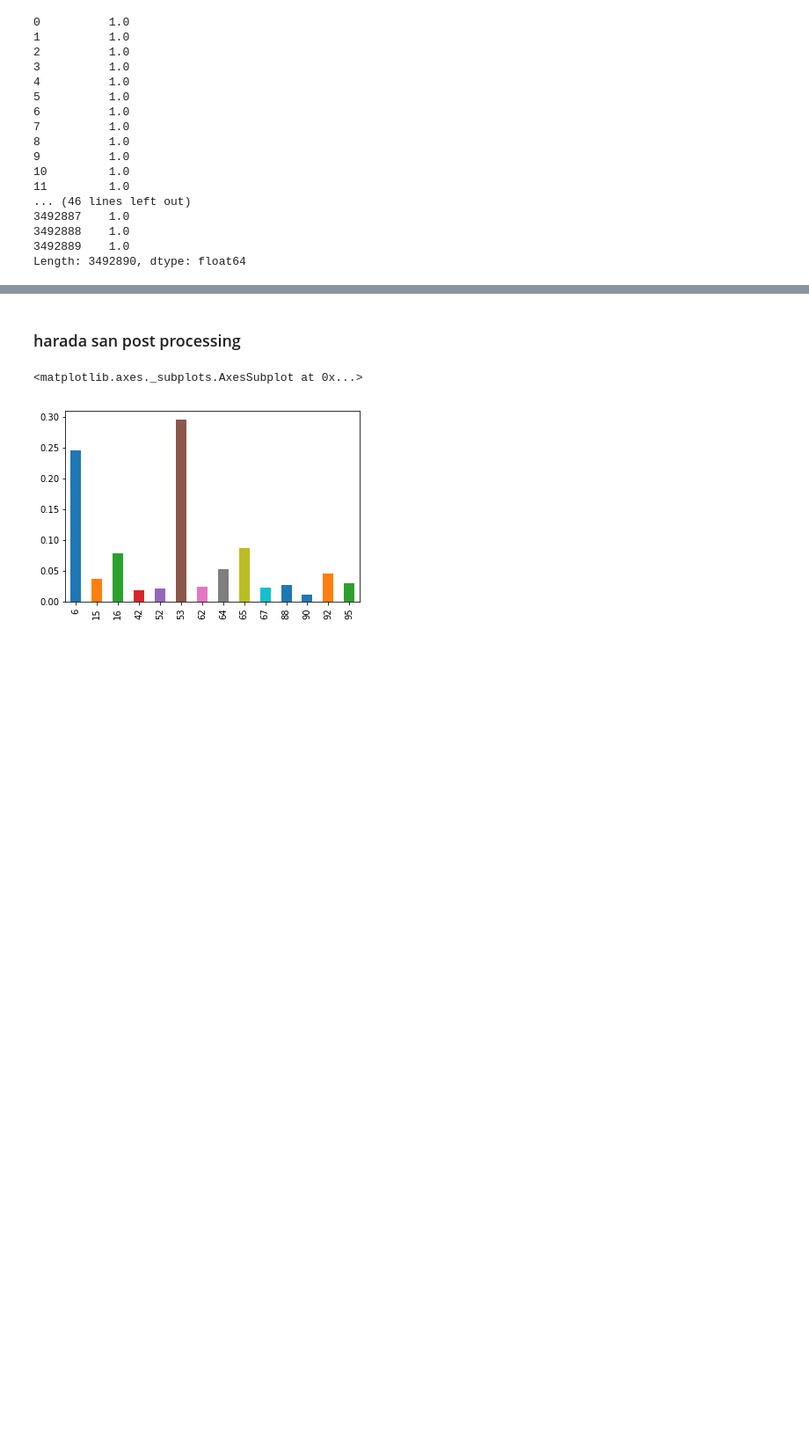
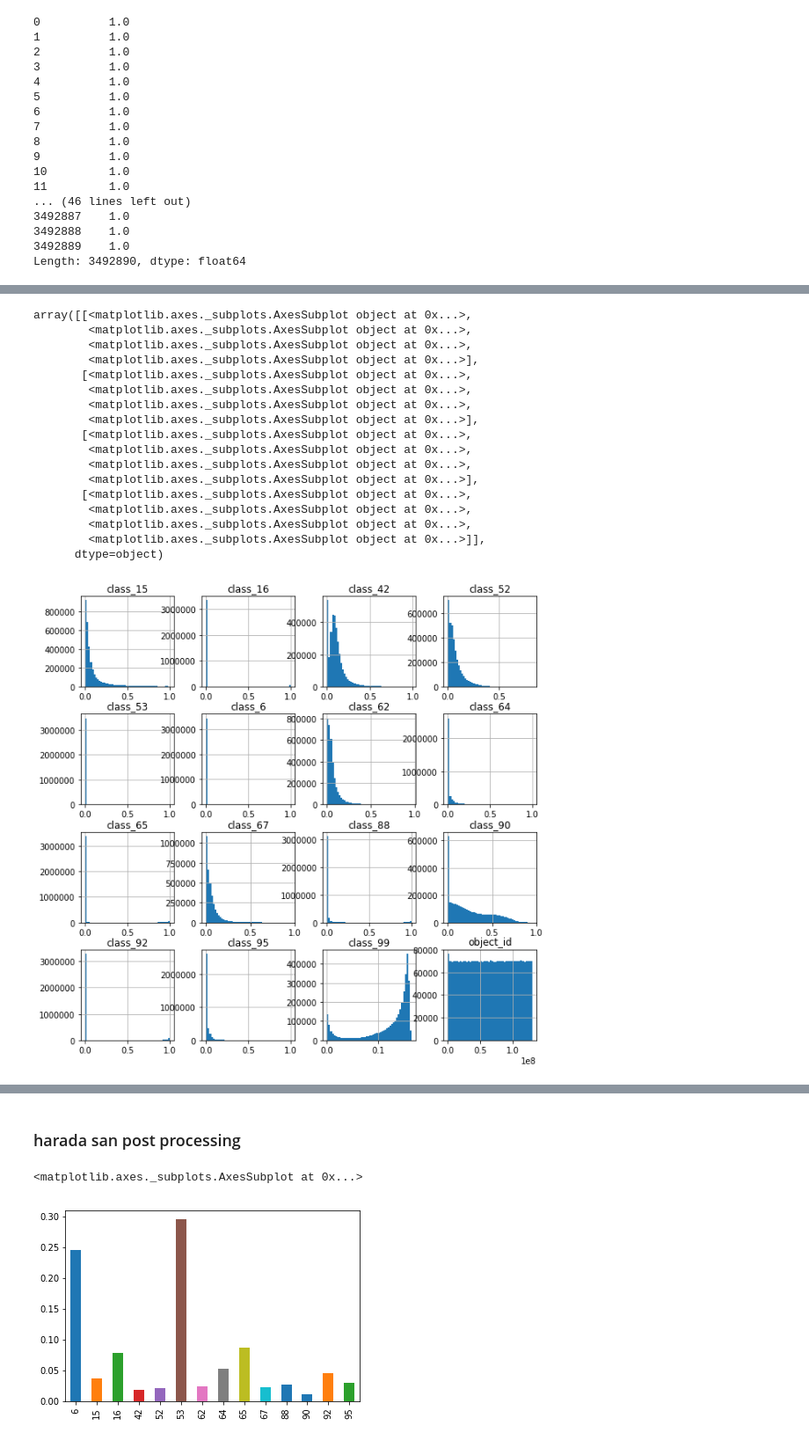
Before and after one commit to guchio3/kaggle-plasticc, a Jupyter notebook: notebook/for_submission.ipynb, the cells around one changed output, grey strips where cells are left out. Shown: that part at 88% size. Cells and saved outputs as stored; diff of their text form; code cells hidden in the pictures; blank space fills up the shorter version.

```diff
--- a/notebook/for_submission.ipynb
+++ b/notebook/for_submission.ipynb
@@ -34,2 +42,14 @@ df.drop('class_99', axis=1, inplace=True)
+# %%
+df0.drop('class_99', axis=1, inplace=True)
+df1.drop('class_99', axis=1, inplace=True)
+df2.drop('class_99', axis=1, inplace=True)
 # %% [markdown]
 ### ie eg zero padding
+# %%
+df0.loc[df0[meta_df.distmod.isnull()].index, ['class_15', 'class_42', 'class_52', 'class_62', 'class_64', 'class_67', 'class_88', 'class_90', 'class_95']] = 0.
+df0.loc[df0[meta_df.distmod.notnull()].index, ['class_6', 'class_16', 'class_53', 'class_65', 'class_92']] = 0.
+df1.loc[df1[meta_df.distmod.isnull()].index, ['class_15', 'class_42', 'class_52', 'class_62', 'class_64', 'class_67', 'class_88', 'class_90', 'class_95']] = 0.
+df1.loc[df1[meta_df.distmod.notnull()].index, ['class_6', 'class_16', 'class_53', 'class_65', 'class_92']] = 0.
+df2.loc[df2[meta_df.distmod.isnull()].index, ['class_15', 'class_42', 'class_52', 'class_62', 'class_64', 'class_67', 'class_88', 'class_90', 'class_95']] = 0.
+df2.loc[df2[meta_df.distmod.notnull()].index, ['class_6', 'class_16', 'class_53', 'class_65', 'class_92']] = 0.
+df0
@@ -56,3 +95,17 @@ df
 | 3492888 | 130788053 | 0.000000 | 0.471769 | 0.000000 | 0.052226 | 0.041142 | 0.000000 | 0.038798 | 0.046424 | 0.000000 | ... |
 | 3492889 | 130788054 | 0.000000 | 0.180748 | 0.000000 | 0.166507 | 0.065512 | 0.000000 | 0.074650 | 0.046678 | 0.000000 | ... |
 3492890 rows × 15 columns
+# %%
+classes = ['class_6', 'class_15', 'class_16', 'class_42', 'class_52', 'class_53', 'class_62', 'class_64', 'class_65', 'class_67', 'class_88', 'class_90', 'class_92', 'class_95']
+
+sum_row0 =  df0[classes].sum(axis=1)
+for _class in classes:
+    df0[_class] = df0[_class] / sum_row0
+sum_row1 =  df1[classes].sum(axis=1)
+for _class in classes:
+    df1[_class] = df1[_class] / sum_row1
+sum_row2 =  df2[classes].sum(axis=1)
+for _class in classes:
+    df2[_class] = df2[_class] / sum_row2
+
+df0[classes].sum(axis=1)
@@ -83,0 +157,3 @@ Length: 3492890, dtype: float64
+# %%
+df = (df0.set_index('object_id') + df1.set_index('object_id') + df2.set_index('object_id'))/3
+df
@@ -83,0 +312,21 @@ Length: 3492890, dtype: float64
+# %%
+df0.hist(figsize=(10, 10), bins=50)
+# %% [output]
+array([[<matplotlib.axes._subplots.AxesSubplot object at 0x...>,
+        <matplotlib.axes._subplots.AxesSubplot object at 0x...>,
+        <matplotlib.axes._subplots.AxesSubplot object at 0x...>,
+        <matplotlib.axes._subplots.AxesSubplot object at 0x...>],
+       [<matplotlib.axes._subplots.AxesSubplot object at 0x...>,
+        <matplotlib.axes._subplots.AxesSubplot object at 0x...>,
+        <matplotlib.axes._subplots.AxesSubplot object at 0x...>,
+        <matplotlib.axes._subplots.AxesSubplot object at 0x...>],
+       [<matplotlib.axes._subplots.AxesSubplot object at 0x...>,
+        <matplotlib.axes._subplots.AxesSubplot object at 0x...>,
+        <matplotlib.axes._subplots.AxesSubplot object at 0x...>,
+        <matplotlib.axes._subplots.AxesSubplot object at 0x...>],
+       [<matplotlib.axes._subplots.AxesSubplot object at 0x...>,
+        <matplotlib.axes._subplots.AxesSubplot object at 0x...>,
+        <matplotlib.axes._subplots.AxesSubplot object at 0x...>,
+        <matplotlib.axes._subplots.AxesSubplot object at 0x...>]],
+      dtype=object)
+[figure, added]
```
Also changed, not shown: parts of 32 cells of this notebook, 4 other files.
